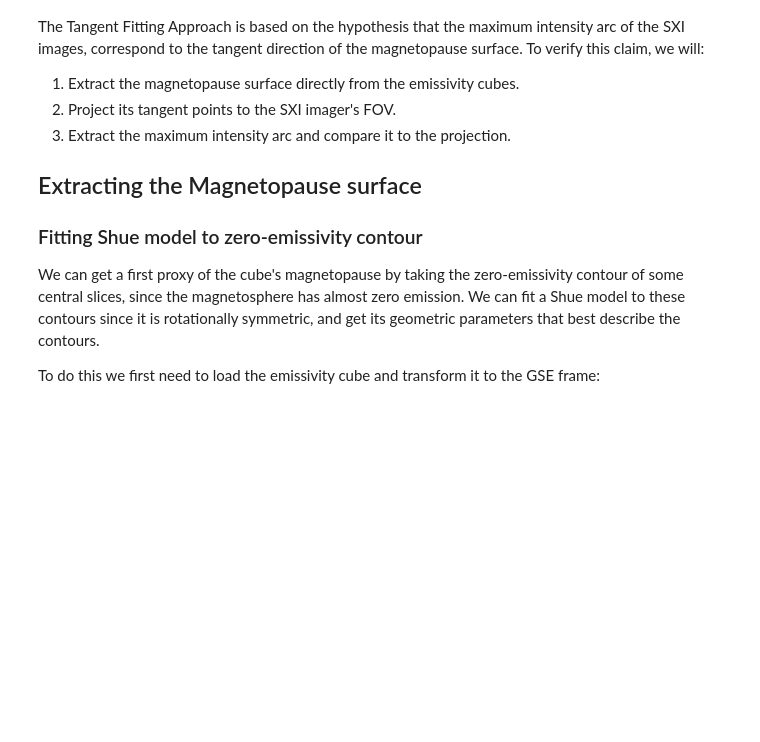
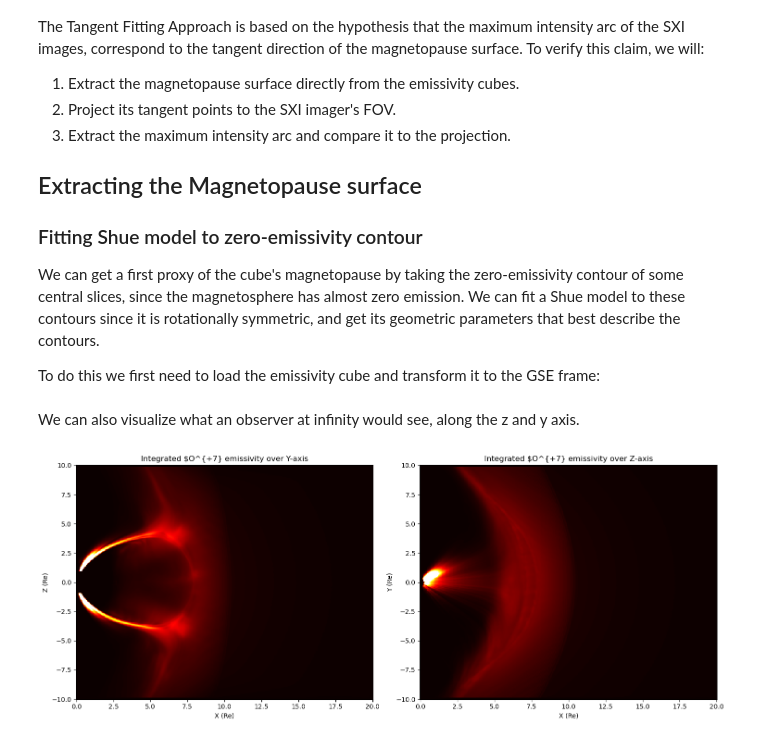
Before and after one commit to notanobis/SMILE-TFA, a Jupyter notebook: TangentHypothesis.ipynb, the cells around one changed output. Drawn from its saved outputs; the diff is of its cells as text; code cells hidden in the pictures; blank space fills up the shorter version.

Commit message:
read_cube

```diff
--- a/TangentHypothesis.ipynb
+++ b/TangentHypothesis.ipynb
@@ -22,5 +17,23 @@ Q_GSE = cube.Q_GSE(ProdGSE)
 # %%
-import ReadCube as cube
-Cube = cube.Cube("LaTeP_OpenGGCM", 0.05)
+import ReadCube as readcube
+cube = readcube.Cube("LaTeP_OpenGGCM", 0.05)
+Q_GSE = cube.Q_GSE()
+# %% [markdown]
+We can also visualize what an observer at infinity would see, along the z and y axis.
 # %%
-Q_GSE = Cube.Q_GSE()
+y_integration = cube.get_intengration(axis=1)
+z_integration = cube.get_intengration(axis=2)
+
+fig, axs = plt.subplots(1, 2, figsize=(15, 6))
+axs[0].pcolormesh(cube.x_GSE, cube.z_GSE,y_integration.T, cmap='hot',vmax =5e4)
+axs[0].set_title("Integrated $O^{+7} emissivity over Y-axis")
+axs[0].set_xlabel("X (Re)")
+axs[0].set_ylabel("Z (Re)")
+axs[1].pcolormesh(cube.x_GSE, cube.y_GSE,z_integration.T, cmap='hot',vmax =5e4)
+axs[1].set_title("Integrated $O^{+7} emissivity over Z-axis")
+axs[1].set_xlabel("X (Re)")
+axs[1].set_ylabel("Y (Re)")
+plt.tight_layout()
+plt.show()
+# %% [output]
+[figure, added]
```
Also changed, not shown: parts of 1 cell of this notebook, 1 other file.
